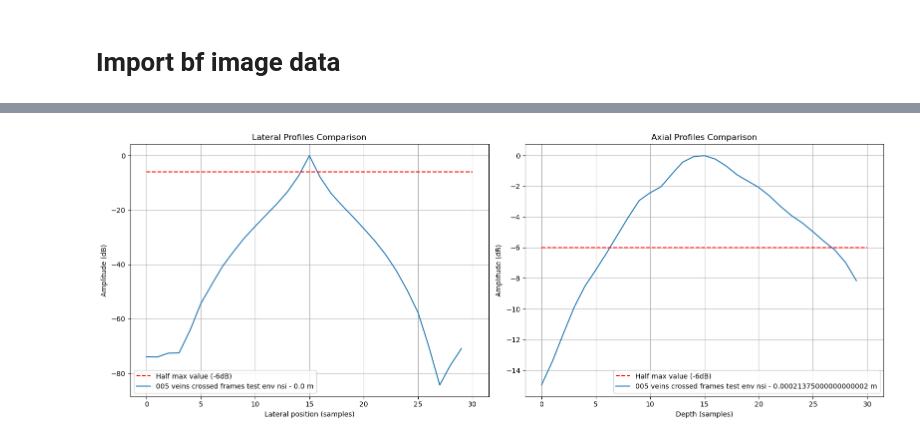
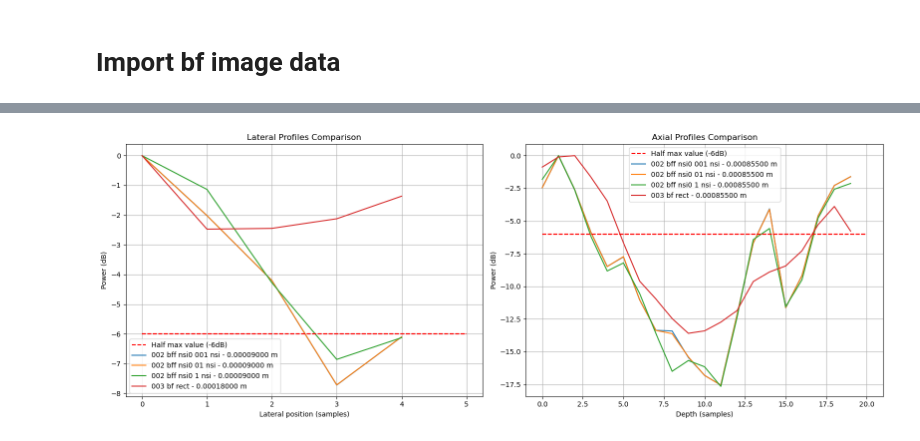
Before and after one commit to MatthieuVAUTRIN/superresolution, a Jupyter notebook: 004_visualization.ipynb, the cells around one changed output, grey strips where cells are left out. Drawn from its saved outputs; the diff is of its cells as text; code cells hidden in the pictures.

```diff
--- a/004_visualization.ipynb
+++ b/004_visualization.ipynb
@@ -213,6 +94,5 @@ for idx, submatrix in enumerate(submatrices_standalone):
 # %%
-def compare_resolutions(bf_matrices, step_size, lateral_step, labels, depth_margin=15, lateral_margin=15, ymin=None, ymax=None, xmin=None, xmax=None):
-    submatrix = extract_highest_value_region_for_all(np.abs(bf_matrices), depth_margin= depth_margin, lateral_margin= lateral_margin)
+def compare_resolutions(bf_matrices, step_size, lateral_step, labels, profile_x0, profile_y0, lat_len, axial_len, ymin=None, ymax=None, xmin=None, xmax=None):
 
     #viz
     fig, axes = plt.subplots(1, 2, figsize=(16, 6))
@@ -221,12 +101,13 @@ def compare_resolutions(bf_matrices, step_size, lateral_step, labels, depth_marg
     axes[1].hlines(-6, 0, 0, colors='r', linestyles='--', label='Half max value (-6dB)')
 
 
-    for i in range(submatrix.shape[2]):
+    for i in range(bf_matrices.shape[2]):
 
-        max_val_row, max_val_col = np.unravel_index(np.argmax(np.abs(submatrix[:,:,i])), submatrix[:,:,i].shape)
+        lat = bf_matrices[int(profile_x0 - lat_len/2):int(profile_x0 + lat_len/2),profile_y0,i]
+        axial = bf_matrices[profile_x0, int(profile_y0 - axial_len): int(profile_y0 + axial_len),i]
 
-        lateral_profile = 20 * np.log10(np.abs(submatrix[:,:,i][max_val_row, :]) / np.max(np.abs(submatrix[:,:,i][max_val_row, :])))
-        axial_profile = 20 * np.log10(np.abs(submatrix[:,:,i][:, max_val_col]) / np.max(np.abs(submatrix[:,:,i][:, max_val_col])))
+        lateral_profile = 20 * np.log10(np.abs(lat) / np.max(np.abs(lat)))
+        axial_profile = 20 * np.log10(np.abs(axial) / np.max(np.abs(axial)))
 
         #calculate resolutions
         lat_left_idx, lat_right_idx, lat_res = calculate_resolution(lateral_profile)
@@ -239,10 +120,10 @@ def compare_resolutions(bf_matrices, step_size, lateral_step, labels, depth_marg
         ax_res_m = ax_res * step_size
 
         #plot lateral profiles
-        axes[0].plot(lateral_profile, label=f"{labels[i]} - {lat_res_m} m")
+        axes[0].plot(lateral_profile, label=f"{labels[i]} - {lat_res_m:.8f} m")
         axes[0].set_title("Lateral Profiles Comparison")
         axes[0].set_xlabel("Lateral position (samples)")
-        axes[0].set_ylabel("Amplitude (dB)")
+        axes[0].set_ylabel("Power (dB)")
         axes[0].grid(True)
         axes[0].hlines(-6, 0, lateral_profile.shape[0], colors='r', linestyles='--')
         axes[0].set_ylim(ymin, ymax)
@@ -250,10 +131,10 @@ def compare_resolutions(bf_matrices, step_size, lateral_step, labels, depth_marg
         axes[0].legend()
 
         #plot axial profiles
-        axes[1].plot(axial_profile, label=f"{labels[i]} - {ax_res_m} m")
+        axes[1].plot(axial_profile, label=f"{labels[i]} - {ax_res_m:.8f} m")
         axes[1].set_title("Axial Profiles Comparison")
         axes[1].set_xlabel("Depth (samples)")
-        axes[1].set_ylabel("Amplitude (dB)")
+        axes[1].set_ylabel("Power (dB)")
         axes[1].grid(True)
         axes[1].hlines(-6, 0, axial_profile.shape[0], colors='r', linestyles='--')
         axes[1].set_ylim(ymin, ymax)
@@ -267,0 +145,17 @@ bf_matrices.shape
+# %%
+profile_x0 = 92
+profile_y0 = 67
+lat_len = 5
+axial_len = 10
+
+plt.figure(figsize = (10,8))
+plt.imshow(np.sqrt(bf_matrices[:,:,0]), cmap='hot', aspect='auto')
+
+plt.plot([profile_x0 - lat_len/2, profile_x0 + lat_len/2], [profile_y0, profile_y0], color='cyan', linestyle='-', label='Lateral profile')
+plt.plot([profile_x0, profile_x0], [profile_y0 - axial_len/2, profile_y0 + axial_len/2], color='magenta', linestyle='-', label='Axial profile')
+
+plt.title("Lateral and Axial profiles")
+plt.xlabel("Position (samples)")
+plt.ylabel("Depth (samples)")
+plt.legend()
+plt.show()
@@ -268,4 +164,4 @@ bf_matrices.shape
 # %%
-compare_resolutions(bf_matrices, params["image"]["dz"], params["image"]["dx"], labels)
+compare_resolutions(bf_matrices, params["image"]["dz"], params["image"]["dx"], labels, profile_x0=profile_x0, profile_y0=profile_y0, lat_len=lat_len, axial_len=axial_len)
 # %% [output]
-[figure, old version]
+[figure, new version]
```
Also changed, not shown: parts of 14 cells of this notebook.
